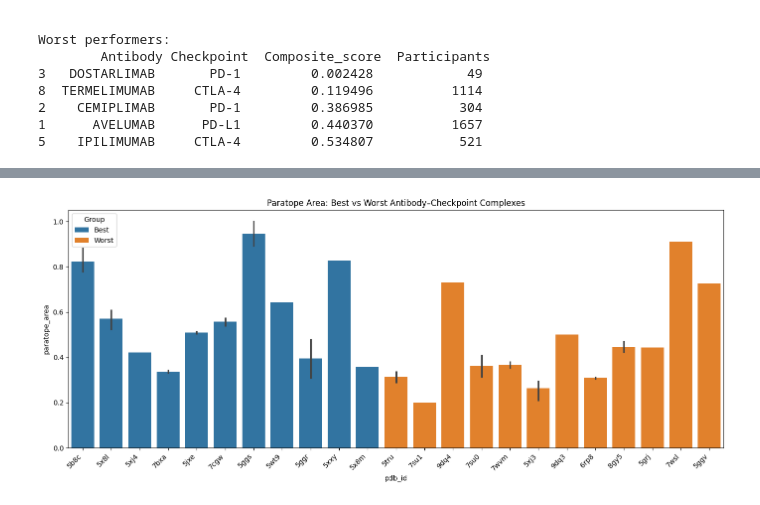
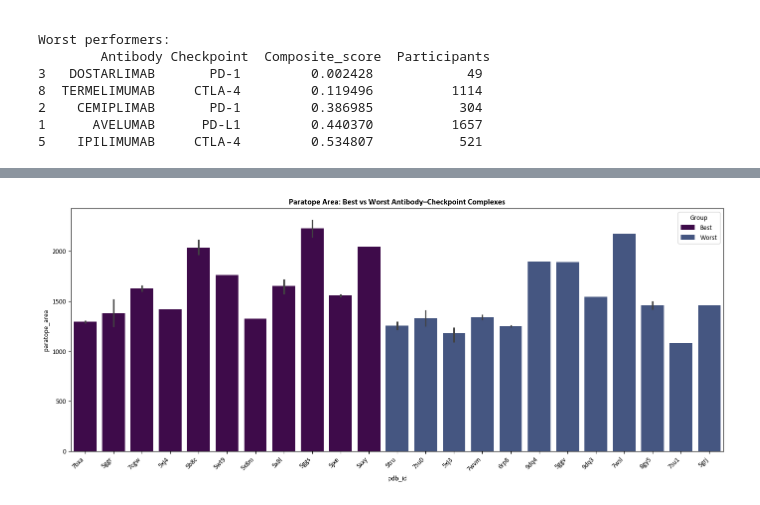
Before and after one commit to datascience-2025-group4/group04-team01, a Jupyter notebook: Clinical_data.ipynb, the cells around one changed output, grey strips where cells are left out. Cells and saved outputs as stored; diff of their text form; code cells hidden in the pictures.

```diff
--- a/Clinical_data.ipynb
+++ b/Clinical_data.ipynb
@@ -4,6 +4,15 @@ import numpy as np
 import seaborn as sns
 import matplotlib.pyplot as plt
 import random
+from sklearn.decomposition import PCA
+import matplotlib.pyplot as plt
+import seaborn as sns
+from sklearn.preprocessing import StandardScaler
+from scipy.stats import ttest_rel
+
+
+plt.rcParams['font.family'] = 'Calibri'
+plt.rcParams['axes.titleweight'] = 'bold'
 # %%
 df_clinical = pd.read_csv('data/ab_clinical_data.csv')
 df_clinical.replace('-', 0, inplace=True)
@@ -30,3 +19,14 @@ df_clinical
+# %%
+viridis_hex = [
+    '#440154',
+    '#3b528b',
+    '#21918c',
+    '#5ec962',
+    '#fde725',
+    '#287d8e'
+]
+
+output_dir = 'plots/clinical_data'
 # %%
 grouped = df_clinical.groupby(['Antibody', 'Checkpoint']).agg({
     'Composite_score': 'mean',
@@ -109,5 +106,4 @@ Worst performers:
 1      AVELUMAB      PD-L1         0.440370          1657
 5    IPILIMUMAB     CTLA-4         0.534807           521
 # %%
-binding_data = pd.read_csv('structural_paratope_all_information.csv')
-binding_data
+binding_data = pd.read_csv('structural_paratope_all_information_final.csv')
@@ -310,38 +234,38 @@ sns.barplot(data=merged_binding,
 # %%
 # BEST
-best_binding_data = binding_data[binding_data['pdb_base'].isin(best_performers['pdb'].unique())]
+best_binding_data = binding_data[binding_data['pdb_id'].isin(best_performers['pdb'].unique())]
 merged_best = best_binding_data.merge(
     best_performers[['pdb', 'antibody']],
     how='left',
-    left_on='pdb_base',
+    left_on='pdb_id',
     right_on='pdb'
 )
 merged_best['Group'] = 'Best'
 
 # WORST
-worst_binding_data = binding_data[binding_data['pdb_base'].isin(worst_performers['pdb'].unique())]
+worst_binding_data = binding_data[binding_data['pdb_id'].isin(worst_performers['pdb'].unique())]
 merged_worst = worst_binding_data.merge(
     worst_performers[['pdb', 'antibody']],
     how='left',
-    left_on='pdb_base',
+    left_on='pdb_id',
     right_on='pdb'
 )
 merged_worst['Group'] = 'Worst'
 
 # Combine both
 merged_all = pd.concat([merged_best, merged_worst], ignore_index=True)
 
 # Optional: clean duplicates
 merged_all = merged_all.drop_duplicates(subset=['pdb_id', 'paratope_area'])
 
 # Barplot — grouped by Group (best/worst)
 plt.figure(figsize=(14, 6))
 sns.barplot(data=merged_all,
-            x='pdb_id', y='paratope_area', hue='Group')
+            x='pdb_id', y='paratope_area', hue='Group', palette=viridis_hex)
 
 plt.xticks(rotation=45, ha='right')
 plt.title('Paratope Area: Best vs Worst Antibody–Checkpoint Complexes')
 plt.tight_layout()
 plt.show()
 # %% [output]
-[figure, old version]
+[figure, new version]
```
Also changed, not shown: parts of 21 cells of this notebook, 21 other files.
